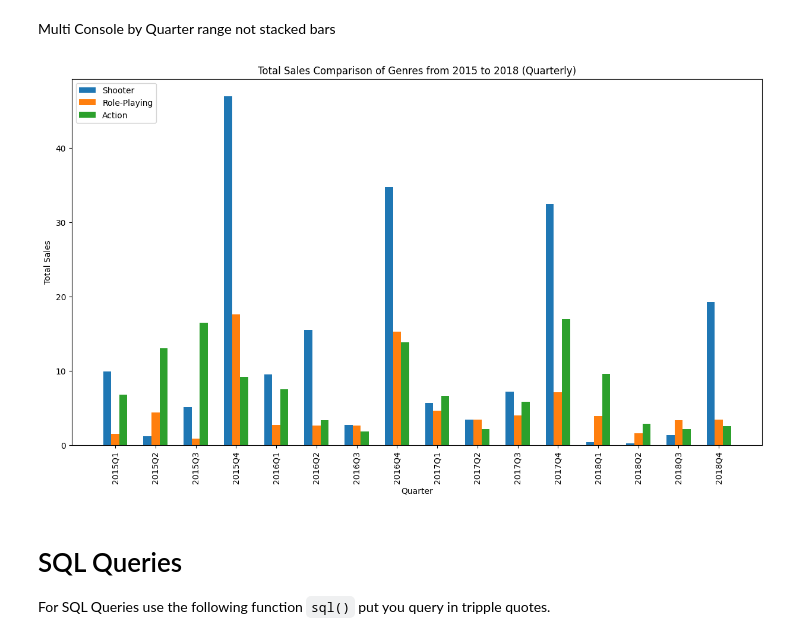
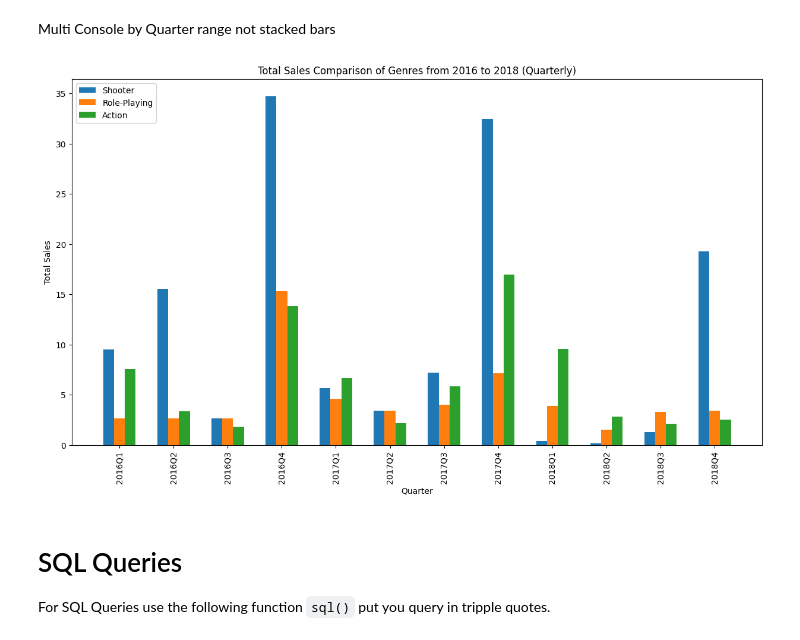
Before and after one commit to dmorton714/v_game, a Jupyter notebook: user.ipynb, the cells around one changed output. Drawn from its saved outputs; the diff is of its cells as text; code cells hidden in the pictures.

```diff
--- a/user.ipynb
+++ b/user.ipynb
@@ -168,9 +168,9 @@ top_genre('Action')
 # %% [markdown]
 Multi Console by Quarter range not stacked bars
 # %%
-graph_genre_quarterly((2015,2018), 'Shooter', 'Role-Playing', 'Action')
+graph_genre_quarterly((2016,2018), 'Shooter', 'Role-Playing', 'Action')
 # %% [output]
-[figure, old version]
+[figure, new version]
 # %% [markdown]
 # SQL Queries
 For SQL Queries use the following function `sql()` put you query in tripple quotes.
```
Also changed, not shown: parts of 3 cells of this notebook.
